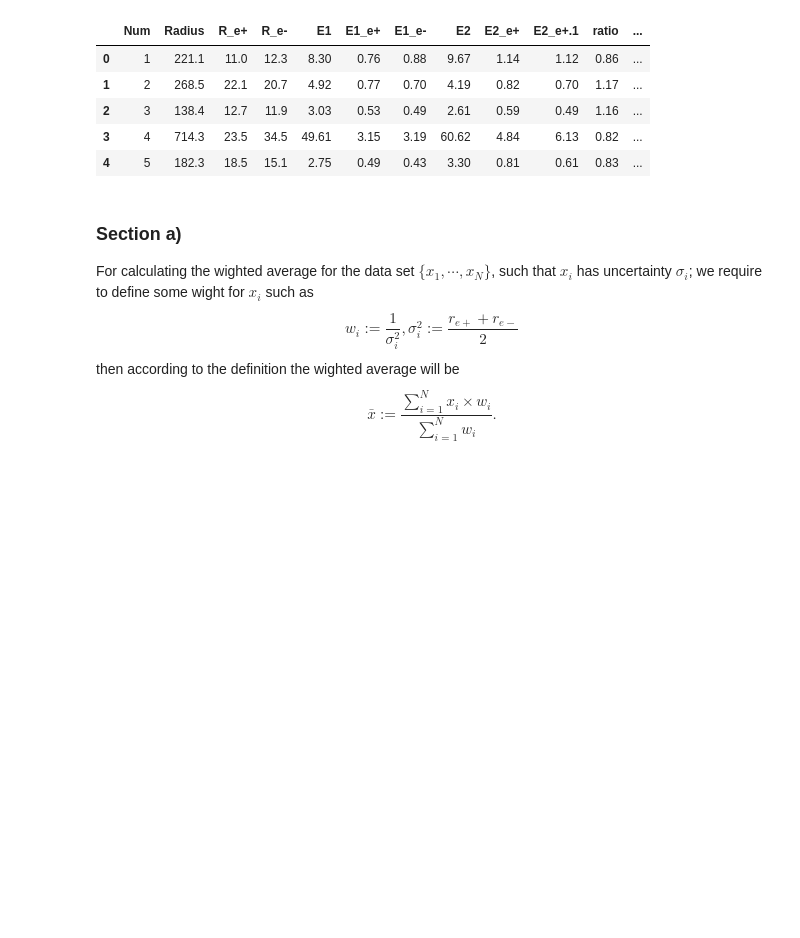
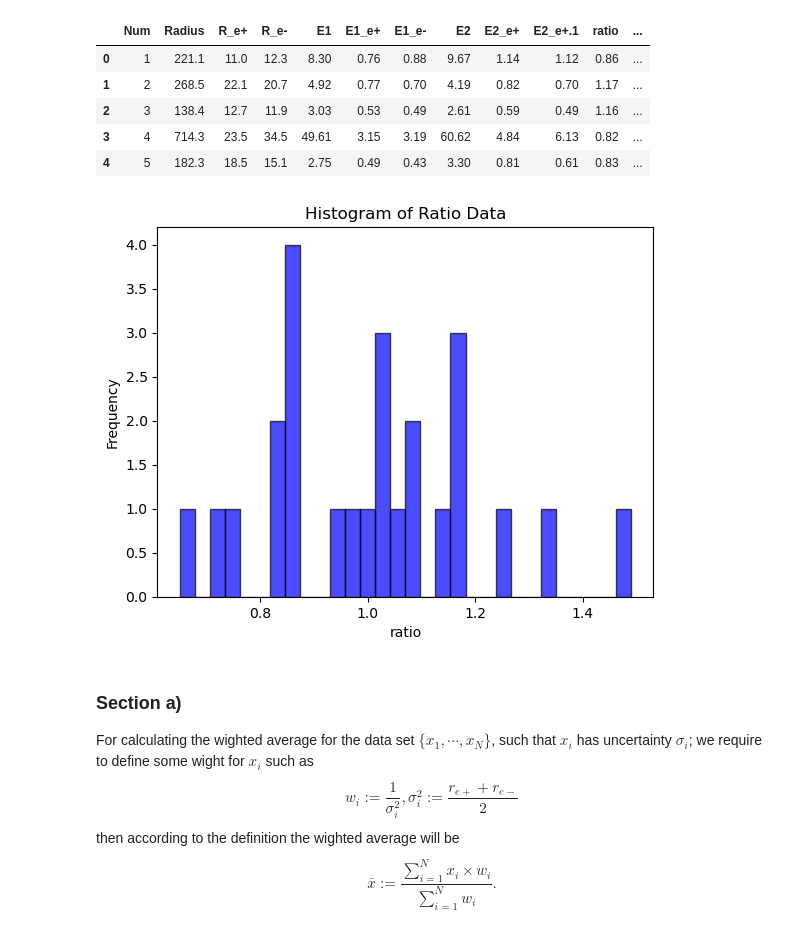
Before and after one commit to MahkameSalimi/Data-Analysis-2024, a Jupyter notebook: Assignments/2/code2_assignment_2.ipynb, the cells around one changed output. Cells and saved outputs as stored; diff of their text form; code cells hidden in the pictures; blank space fills up the shorter version.

```diff
--- a/Assignments/2/code2_assignment_2.ipynb
+++ b/Assignments/2/code2_assignment_2.ipynb
@@ -33,6 +33,19 @@ Column tiltes Index(['Num', 'Radius', 'R_e+', 'R_e-', 'E1', 'E1_e+', 'E1_e-', 'E
 | 2 | 3 | 138.4 | 12.7 | 11.9 | 3.03 | 0.53 | 0.49 | 2.61 | 0.59 | 0.49 | 1.16 | ... |
 | 3 | 4 | 714.3 | 23.5 | 34.5 | 49.61 | 3.15 | 3.19 | 60.62 | 4.84 | 6.13 | 0.82 | ... |
 | 4 | 5 | 182.3 | 18.5 | 15.1 | 2.75 | 0.49 | 0.43 | 3.30 | 0.81 | 0.61 | 0.83 | ... |
+# %%
+# Plot the histogram of the 'ratio' column
+plt.hist(data['ratio'], bins=30, color='blue', alpha=0.7, edgecolor='black')
+
+# Adding labels and title
+plt.xlabel('ratio')
+plt.ylabel('Frequency')
+plt.title('Histogram of Ratio Data')
+
+# Show the plot
+plt.show()
+# %% [output]
+[figure, added]
 # %% [markdown]
 ### Section a)
 
```
Also changed, not shown: parts of 17 cells of this notebook, 1 other file.
